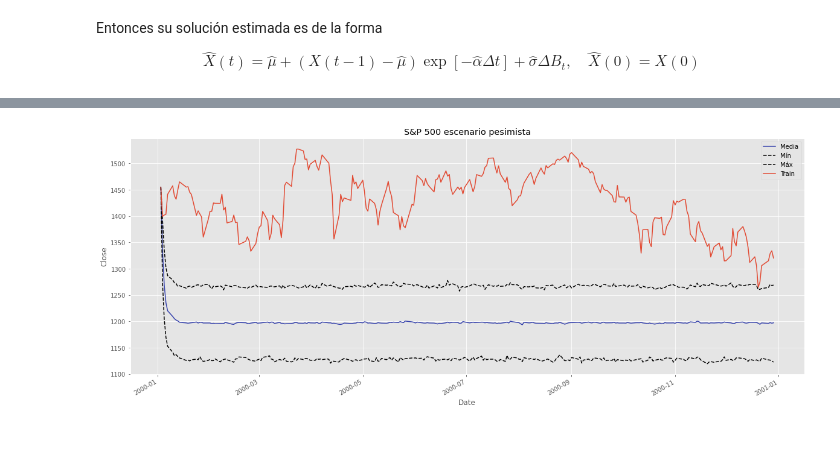
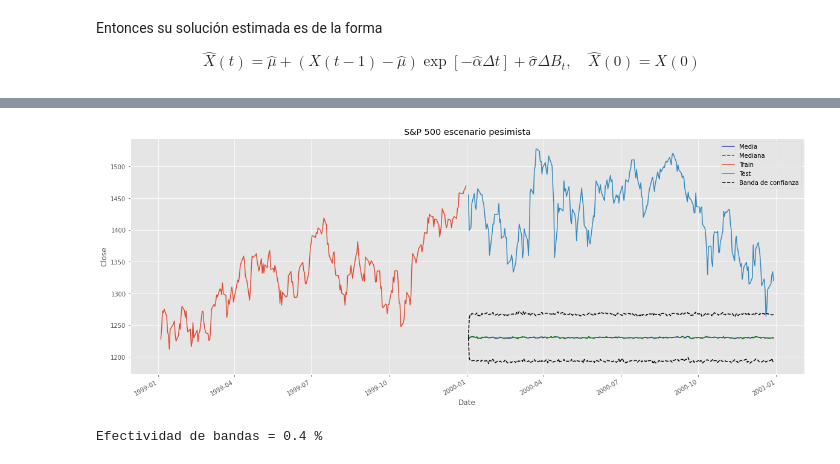
Before and after one commit to scardenol/proc_est2, a Jupyter notebook: P2.ipynb, the cells around one changed output, grey strips where cells are left out. Cells and saved outputs as stored; diff of their text form; code cells hidden in the pictures.

```diff
--- a/P2.ipynb
+++ b/P2.ipynb
@@ -454,18 +453,19 @@ X_hat1 = pd.DataFrame(X_hat1)
 
 dt = 1/p # Delta de t de la solución discreta
 T = np.linspace(dt, 1, p) # Intervalo equiespaciado en [0,1]
-X0 = test[0]-0.1 # Valor inicial
+
 alpha = alpha_hat
-mu = mu_hat*1.1
+mu = mu_hat*1.075
 sigma = sigma_hat
+
+X0 = mu - 0.01 # Valor inicial
 
 for sim in range(l): # Ciclo de simulaciones
   X_hat1.iloc[sim,0] = X0
   for t in range(1, p): # Ciclo de observaciones
     dBt = np.sqrt(dt)*np.random.normal(0,1) # Delta de Bt de la sol. discreta
     # Solución numérica
-    X_hat1.iloc[sim, t] = mu + (X_hat1.iloc[sim, t-1] - mu)*np.exp(-alpha*dt) + sigma*dBt
-  X_hat_serie1 = pd.Series(X_hat1.iloc[sim, :].values, index=test.index)
+    X_hat1.iloc[sim, t] = mu + (X_hat1.iloc[sim, t-1] - mu)*np.exp(-alpha*dt) + sigma*np.exp(-alpha*dt)*dBt
 # %%
 # Visualizar
 
@@ -497,18 +508,19 @@ X_hat2 = pd.DataFrame(X_hat1)
 
 dt = 1/p # Delta de t de la solución discreta
 T = np.linspace(dt, 1, p) # Intervalo equiespaciado en [0,1]
-X0 = test[0]-0.1 # Valor inicial
+
 alpha = alpha_hat
 mu = mu_hat
 sigma = sigma_hat
+
+X0 = mu - 0.1 # Valor inicial
 
 for sim in range(l): # Ciclo de simulaciones
   X_hat2.iloc[sim,0] = X0
   for t in range(1, p): # Ciclo de observaciones
     dBt = np.sqrt(dt)*np.random.normal(0,1) # Delta de Bt de la sol. discreta
     # Solución numérica
-    X_hat2.iloc[sim, t] = mu + (X_hat2.iloc[sim, t-1] - mu)*np.exp(-alpha*dt) + sigma*dBt
-  X_hat_serie2 = pd.Series(X_hat2.iloc[sim, :].values, index=test.index)
+    X_hat2.iloc[sim, t] = mu + (X_hat2.iloc[sim, t-1] - mu)*np.exp(-alpha*dt) + sigma*np.exp(-alpha*dt)*dBt
 # %%
 # Visualizar
 
@@ -540,34 +563,44 @@ X_hat3 = pd.DataFrame(X_hat1)
 
 dt = 1/p # Delta de t de la solución discreta
 T = np.linspace(dt, 1, p) # Intervalo equiespaciado en [0,1]
-X0 = test[0]-0.1 # Valor inicial
+
 alpha = alpha_hat
-mu = mu_hat*0.9
+mu = mu_hat*0.925
 sigma = sigma_hat
+X0 = mu - 0.1 # Valor inicial
 
 for sim in range(l): # Ciclo de simulaciones
   X_hat3.iloc[sim,0] = X0
   for t in range(1, p): # Ciclo de observaciones
     dBt = np.sqrt(dt)*np.random.normal(0,1) # Delta de Bt de la sol. discreta
     # Solución numérica
-    X_hat3.iloc[sim, t] = mu + (X_hat3.iloc[sim, t-1] - mu)*np.exp(-alpha*dt) + sigma*dBt
-  X_hat_serie3 = pd.Series(X_hat3.iloc[sim, :].values, index=test.index)
+    X_hat3.iloc[sim, t] = mu + (X_hat3.iloc[sim, t-1] - mu)*np.exp(-alpha*dt) + sigma*np.exp(-alpha*dt)*dBt
 # %%
 # Visualizar
 
 fig3 = plt.figure(figsize=(20,8))
 
-X_hat_mean = pd.Series(X_hat3.mean(axis=0).values, index=test.index)
-X_hat_mean.plot(title=name, color='#3743ad');
-X_hat_min = pd.Series(X_hat3.quantile(q=0.95, axis=0).values, index=test.index)
-X_hat_min.plot(style='--', color='black');
-X_hat_max = pd.Series(X_hat3.quantile(q=0.05, axis=0).values, index=test.index)
-X_hat_max.plot(style='--', color='black');
+X_hat_mean3 = pd.Series(X_hat3.mean(axis=0).values, index=test.index)
+X_hat_mean3.plot(color='#3743ad');
+X_hat_median3 = pd.Series(X_hat3.quantile(q=0.5, axis=0).values, index=test.index)
+X_hat_median3.plot(style='--', color='green');
 
+train.plot()
 test.plot(title= name + ' escenario pesimista');
 
+# Bandas de confianza
+X_hat_hi3 = pd.Series(X_hat3.quantile(q=0.95, axis=0).values, index=test.index)
+X_hat_hi3.plot(style='--', color='black');
+X_hat_lo3 = pd.Series(X_hat3.quantile(q=0.05, axis=0).values, index=test.index)
+X_hat_lo3.plot(style='--', color='black');
+
 plt.ylabel('Close');
-
-plt.legend(['Media','Mín','Máx', 'Train','Test']);
+plt.legend(['Media', 'Mediana', 'Train','Test', 'Banda de confianza']);
 # %% [output]
-[figure, old version]
+[figure, new version]
+# %%
+band_ef3 = (X_hat_lo3 <= test) & (test <= X_hat_hi3)
+band_ef3 = (band_ef3.sum()/p)*100
+print('Efectividad de bandas = ' + str(round(band_ef3, 2)) + ' %')
+# %% [output]
+Efectividad de bandas = 0.4 %
```
Also changed, not shown: parts of 19 cells of this notebook.
